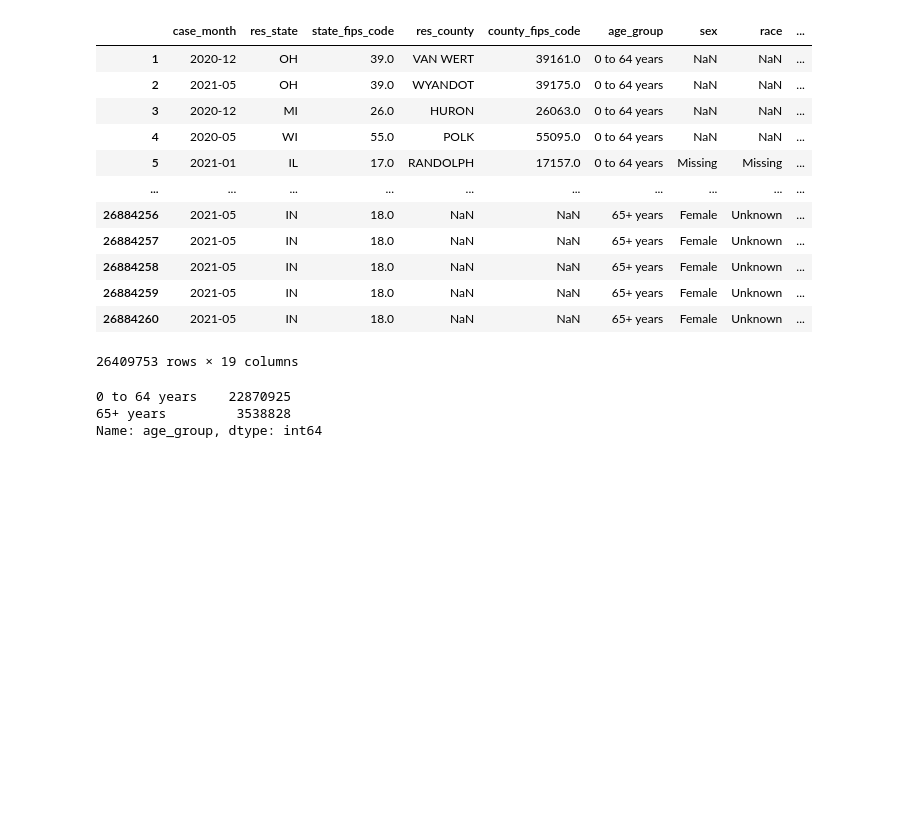
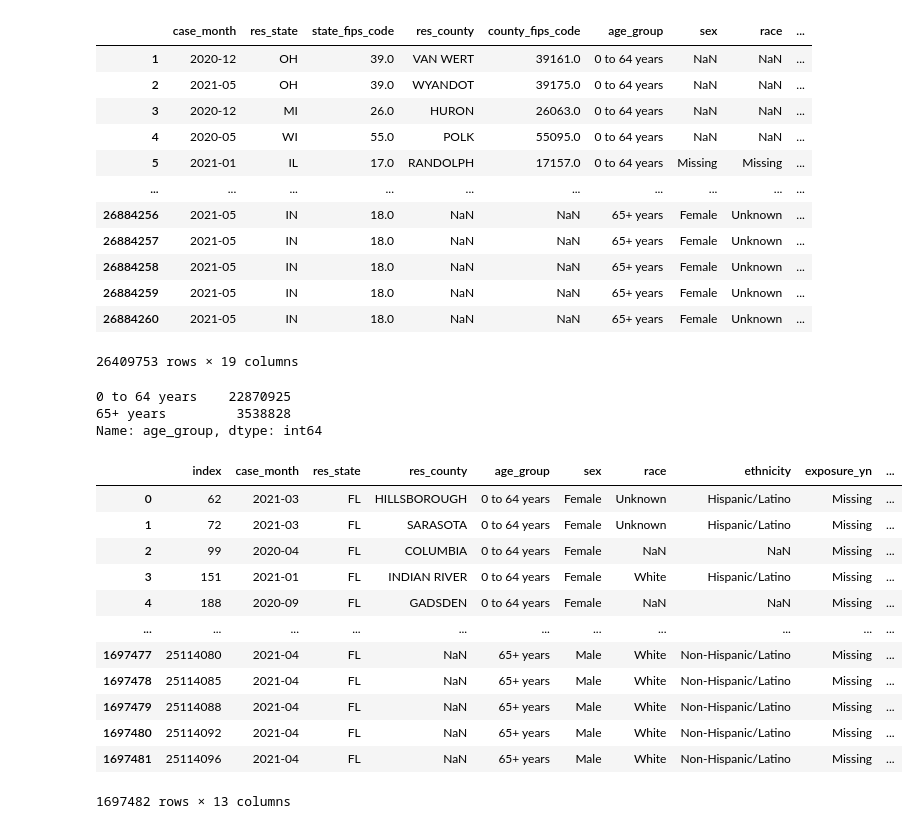
Before and after one commit to dlagorealestate/Exploritory-CDC-Data, a Jupyter notebook: Working Covid Data.ipynb, the cells around one changed output. Drawn from its saved outputs; the diff is of its cells as text; code cells hidden in the pictures; blank space fills up the shorter version.

Commit message:
Update Working Covid Data.ipynb
Push of final age group split for Florida

```diff
--- a/Working Covid Data.ipynb
+++ b/Working Covid Data.ipynb
@@ -471,3 +471,23 @@ final_split_age_df['age_group'].value_counts()
 0 to 64 years    22870925
 65+ years         3538828
 Name: age_group, dtype: int64
+# %%
+final_split_age_df.drop(['state_fips_code', 'county_fips_code', 'case_positive_specimen_interval', 'case_onset_interval', 'process', 'current_status', 'underlying_conditions_yn'], axis = 1, inplace = True)
+# %%
+final_split_age_df = final_split_age_df.loc[final_split_age_df['res_state'] == 'FL'].reset_index()
+
+final_split_age_df
+# %% [output]
+|  | index | case_month | res_state | res_county | age_group | sex | race | ethnicity | exposure_yn | ... |
+| 0 | 62 | 2021-03 | FL | HILLSBOROUGH | 0 to 64 years | Female | Unknown | Hispanic/Latino | Missing | ... |
+| 1 | 72 | 2021-03 | FL | SARASOTA | 0 to 64 years | Female | Unknown | Hispanic/Latino | Missing | ... |
+| 2 | 99 | 2020-04 | FL | COLUMBIA | 0 to 64 years | Female | NaN | NaN | Missing | ... |
+| 3 | 151 | 2021-01 | FL | INDIAN RIVER | 0 to 64 years | Female | White | Hispanic/Latino | Missing | ... |
+| 4 | 188 | 2020-09 | FL | GADSDEN | 0 to 64 years | Female | NaN | NaN | Missing | ... |
+| ... | ... | ... | ... | ... | ... | ... | ... | ... | ... | ... |
+| 1697477 | 25114080 | 2021-04 | FL | NaN | 65+ years | Male | White | Non-Hispanic/Latino | Missing | ... |
+| 1697478 | 25114085 | 2021-04 | FL | NaN | 65+ years | Male | White | Non-Hispanic/Latino | Missing | ... |
+| 1697479 | 25114088 | 2021-04 | FL | NaN | 65+ years | Male | White | Non-Hispanic/Latino | Missing | ... |
+| 1697480 | 25114092 | 2021-04 | FL | NaN | 65+ years | Male | White | Non-Hispanic/Latino | Missing | ... |
+| 1697481 | 25114096 | 2021-04 | FL | NaN | 65+ years | Male | White | Non-Hispanic/Latino | Missing | ... |
+1697482 rows × 13 columns
```
Also changed, not shown: parts of 1 cell of this notebook.
